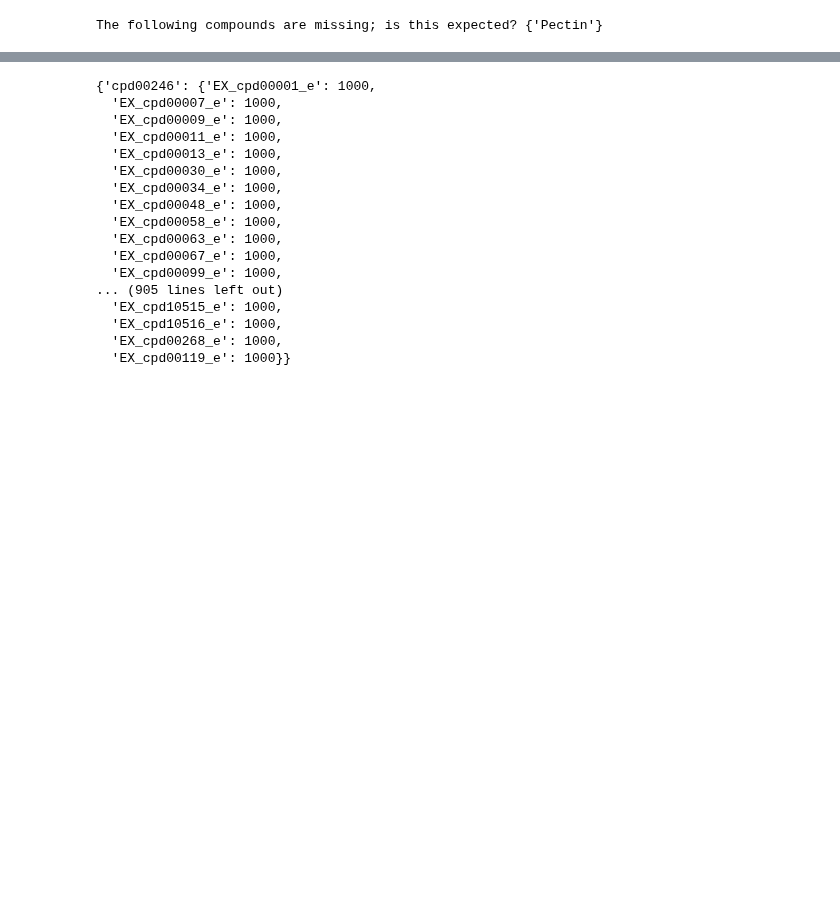
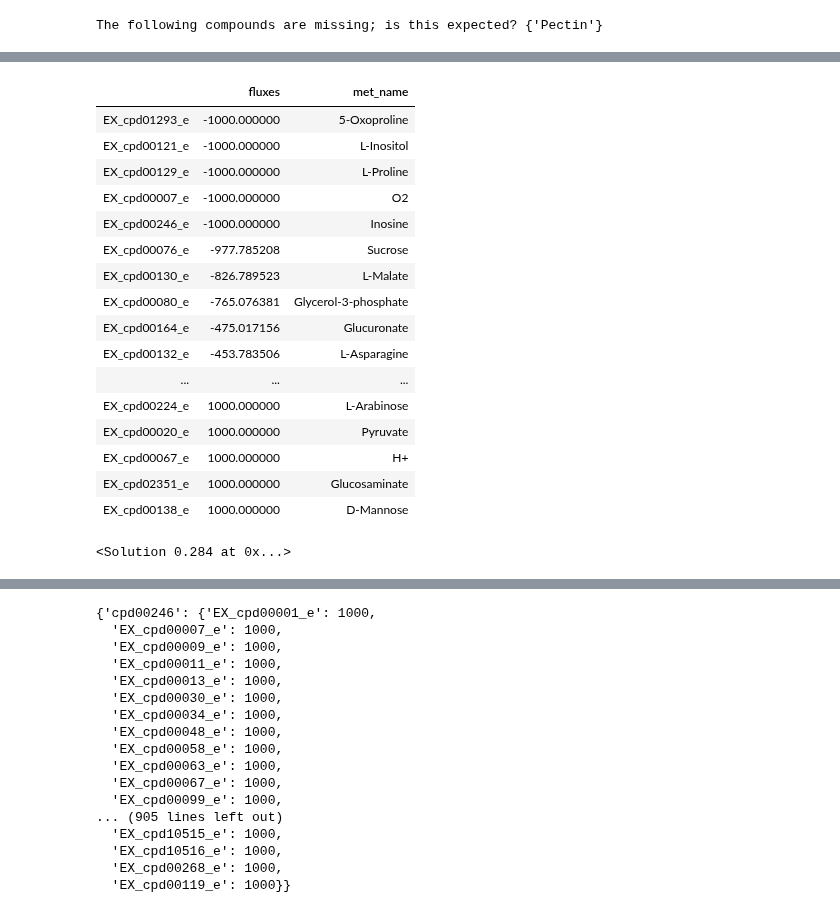
Before and after one commit to gregmedlock/psy_recon, a Jupyter notebook: bin/concise_gapfill.ipynb, the cells around one changed output, grey strips where cells are left out. Drawn from its saved outputs; the diff is of its cells as text; code cells hidden in the pictures; blank space fills up the shorter version.

```diff
--- a/bin/concise_gapfill.ipynb
+++ b/bin/concise_gapfill.ipynb
@@ -364,0 +493,13 @@ CONSUMING REACTIONS -- CO2 (cpd00011_e)
+# %%
+with model:
+    model.add_reactions([r.copy() for r in universal.reactions])
+    model.objective = 'bio1'
+    for rxn in model.reactions:
+        if rxn.id.startswith('EX_'):
+            rxn.bounds = (-1000,1000)
+    for media in media_dicts.keys():
+        model.medium = media_dicts[media]
+
+        #universal.reactions.SK_cpd00070_c.bounds = (-10,1000)
+        sol = model.optimize()
+        print(sol,media)
@@ -365,5 +541,5 @@ CONSUMING REACTIONS -- CO2 (cpd00011_e)
 # %%
-num_cycles = 102
+num_cycles = 5
 lower_bound = 0.05
 flux_cutoff = 1E-15
 ensemble = iterative_gapfill_from_binary_phenotypes(model,universal,media_dicts,num_cycles,\
@@ -392,0 +579,36 @@ updating members...
+# %%
+ensemble.set_state(ensemble.members[0])
+gf_mod1 = ensemble.base_model.copy()
+# %%
+active_exchanges = gf_mod1.optimize().fluxes[[r.id for r in gf_mod1.boundary]][abs(gf_mod1.optimize().fluxes[[r.id for r in gf_mod1.boundary]]) > 1E-10]
+active_exchanges = pd.DataFrame(active_exchanges)
+active_exchanges['met_name'] = [gf_mod1.metabolites.get_by_id(ind[3:]).name for ind in active_exchanges.index]
+active_exchanges.sort_values(by='fluxes')
+# %% [output]
+|  | fluxes | met_name |
+| EX_cpd01293_e | -1000.000000 | 5-Oxoproline |
+| EX_cpd00121_e | -1000.000000 | L-Inositol |
+| EX_cpd00129_e | -1000.000000 | L-Proline |
+| EX_cpd00007_e | -1000.000000 | O2 |
+| EX_cpd00246_e | -1000.000000 | Inosine |
+| EX_cpd00076_e | -977.785208 | Sucrose |
+| EX_cpd00130_e | -826.789523 | L-Malate |
+| EX_cpd00080_e | -765.076381 | Glycerol-3-phosphate |
+| EX_cpd00164_e | -475.017156 | Glucuronate |
+| EX_cpd00132_e | -453.783506 | L-Asparagine |
+| ... | ... | ... |
+| EX_cpd00224_e | 1000.000000 | L-Arabinose |
+| EX_cpd00020_e | 1000.000000 | Pyruvate |
+| EX_cpd00067_e | 1000.000000 | H+ |
+| EX_cpd02351_e | 1000.000000 | Glucosaminate |
+| EX_cpd00138_e | 1000.000000 | D-Mannose |
+# %%
+gf_mod1.medium = media_dicts['cpd00129']
+for rxn in gf_mod1.boundary:
+    if rxn.id not in media_dicts['cpd00129'].keys():
+        rxn.lower_bound = 0
+gf_mod1.reactions.EX_cpd00129_e.lower_bound = -1
+print(gf_mod1.optimize())
+pfba_solution = cobra.flux_analysis.pfba(gf_mod1)
+# %% [output]
+<Solution 0.284 at 0x...>
```
Also changed, not shown: parts of 34 cells of this notebook, 4 other files.
